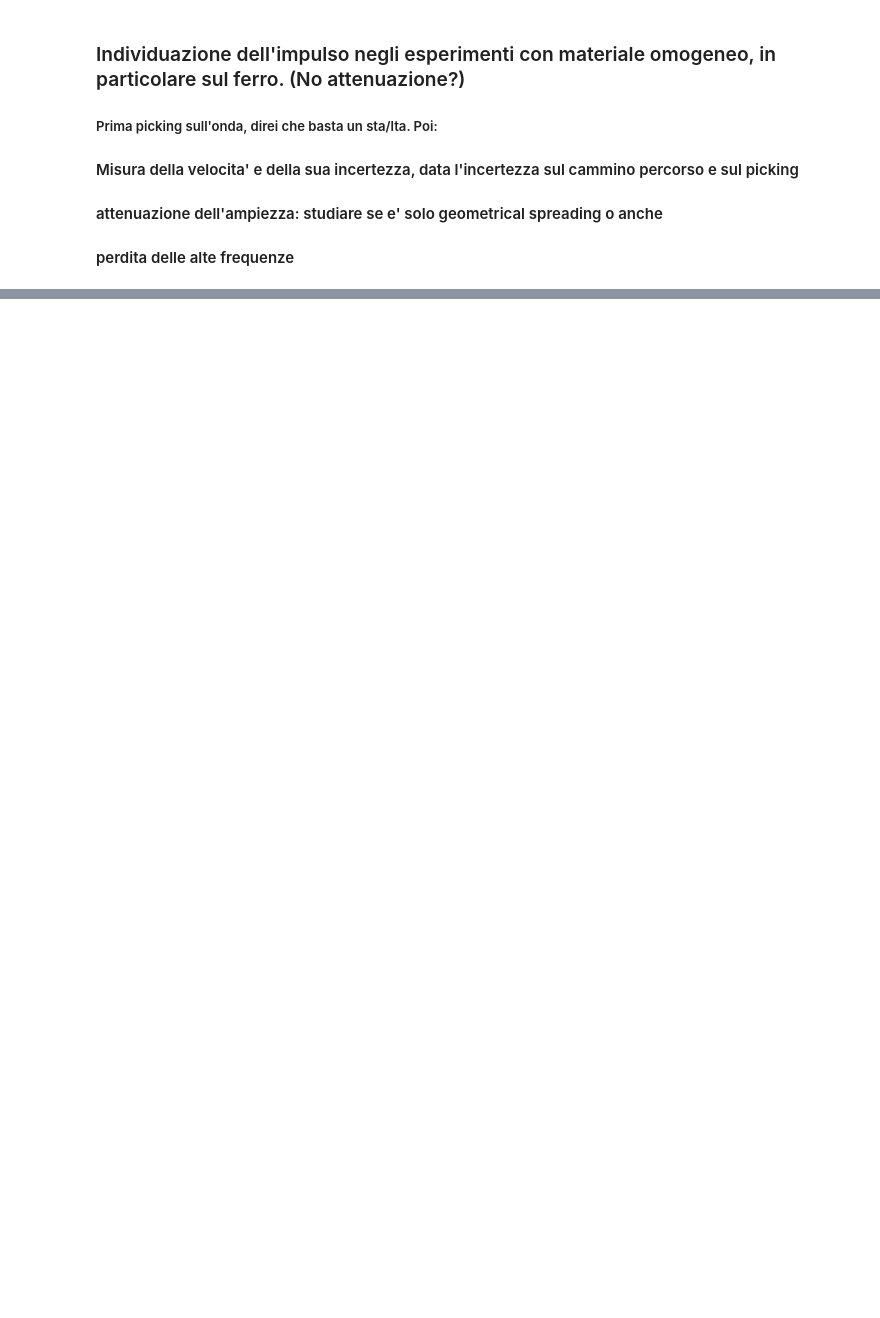
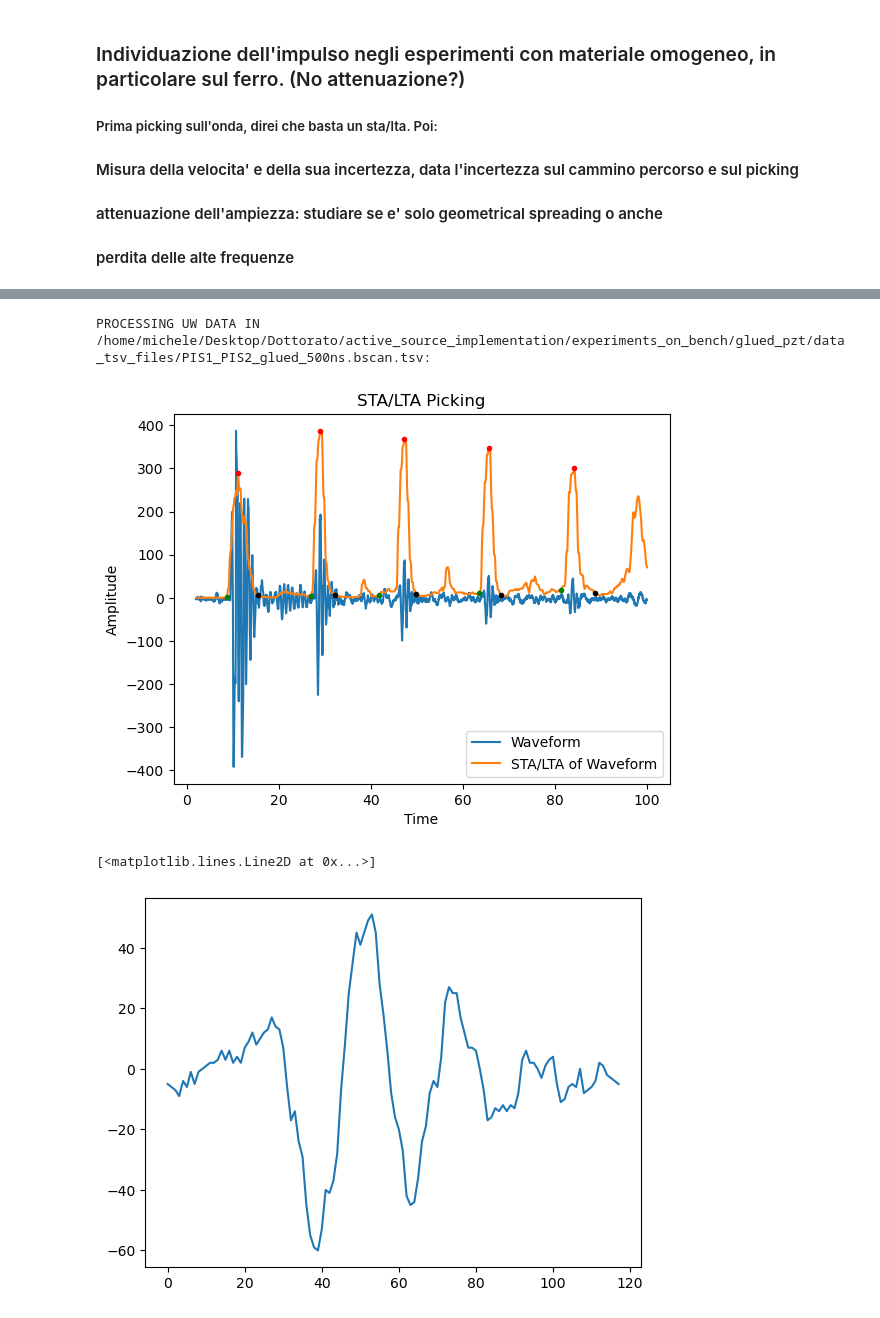
Before and after one commit to Bic10/lab_UW, a Jupyter notebook: Studio_impulso.ipynb, the cells around one changed output, grey strips where cells are left out. Drawn from its saved outputs; the diff is of its cells as text; code cells hidden in the pictures; blank space fills up the shorter version.

```diff
--- a/Studio_impulso.ipynb
+++ b/Studio_impulso.ipynb
@@ -167 +167,42 @@ picking_plot(time, waveform,ratio, index_max_list, index_min_before_list, index_
+# %%
+# Try on real data
+
+machine_name = "on_bench"
+experiment_name = "glued_pzt"
+# machine_name = "Brava_2"
+# experiment_name = "s0098"
+remove_initial_samples = 50    # number of samples to be removed at the beginning, to get rid of the noise burst.
+
+infile_path_list = sorted(make_infile_path_list(machine_name,experiment_name))
+infile_path = infile_path_list[-1]
+
+# for infile_path in infile_path_list:
+print('PROCESSING UW DATA IN %s: ' %infile_path)
+
+data,metadata = make_UW_data(infile_path)
+data,metadata = remove_starting_noise(data, metadata, remove_initial_samples)
+x_ax = metadata['time_ax_waveform']
+
+# windows must be:
+sta_window = 2*ceil(1/ metadata['sampling_rate'])         # twice the number of samples of the pzt pulse that is, its resonance frequency
+lta_window = 2*ceil(8/ metadata['sampling_rate'])         # twice the number of samples of the pulses train
+number_of_pulse = 5                                       # it can be calculated by length of the sample and theoretical reasoning on velocity boundary
+
+waveform = data[4,:]
+# for waveform in data:
+ratio = sta_lta(waveform, sta_window, lta_window)
+index_max_list, index_min_before_list, index_min_after_list = relative_argmax_given_known_numbers_of_them(ratio, chunk_n=5, tolerance=0.1)
+picking_plot(x_ax, waveform,ratio, index_max_list, index_min_before_list, index_min_after_list)
+
+# CHOOSE A PULSE TO CROSSOCORRELATE ON MACHINE DATA
+choosen_pulse = 3
+start_pulse = index_min_before_list[choosen_pulse]
+end_pulse = index_min_after_list[choosen_pulse]
+pulse = waveform[start_pulse:end_pulse]
+plt.plot(pulse)
+# %% [output]
+PROCESSING UW DATA IN /home/michele/Desktop/Dottorato/active_source_implementation/experiments_on_bench/glued_pzt/data_tsv_files/PIS1_PIS2_glued_500ns.bscan.tsv:
+[figure, added]
+[<matplotlib.lines.Line2D at 0x...>]
+[figure, added]
 # %%
```
Also changed, not shown: parts of 5 cells of this notebook.
